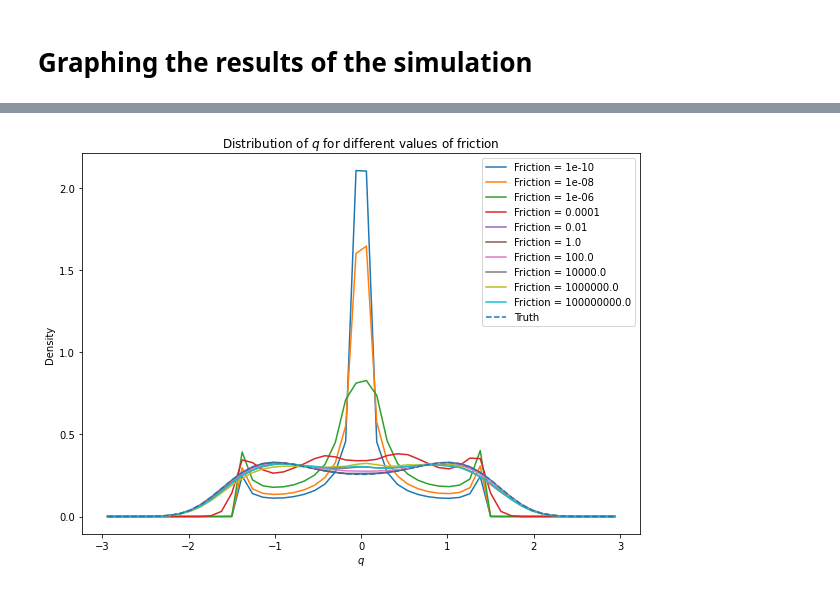
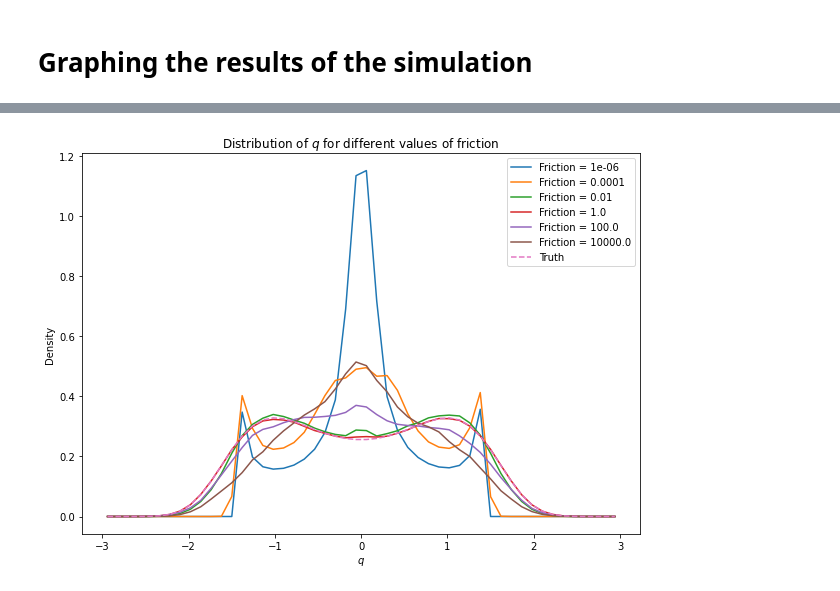
Before and after one commit to ktadgh/Langevin-Dynamics, a Jupyter notebook: OBABO.ipynb, the cells around one changed output, grey strips where cells are left out. Cells and saved outputs as stored; diff of their text form; code cells hidden in the pictures.

```diff
--- a/OBABO.ipynb
+++ b/OBABO.ipynb
@@ -66,8 +66,7 @@ array(float64, 2d, C)
 def run_simulation(Nsteps, h, gamma,q_init= np.array([]),p_init= np.array([])):
     beta = 1
     q_traj = [q_init]
-    p_traj = [p_init]
-    t_traj = [0]
+
 
     q = np.copy(q_init)
     p = np.copy(p_init)
@@ -78,21 +77,19 @@ def run_simulation(Nsteps, h, gamma,q_init= np.array([]),p_init= np.array([])):
         t = t + h
 
         q_traj += [q]
-        p_traj += [p]
-        t_traj += [t]
 
     #q_traj = np.array(q_traj)
     #p_traj = np.array(p_traj)
     #t_traj = np.array(t_traj)
 
-    return q_traj, p_traj, t_traj
+    return q_traj
 # %%
 @jit(nopython=True)
 def simulate_trajectories(n_steps, stepsize, q_init, p_init, gammas):
     trajectories = []
     for gamma in gammas:
-        q_traj, p_traj, t_traj = run_simulation( n_steps , stepsize, gamma,q_init, p_init)
-        trajectories.append((q_traj, p_traj, t_traj))
+        q_traj = run_simulation( n_steps , stepsize, gamma,q_init, p_init)
+        trajectories.append(q_traj)
     return gammas, trajectories
 # %%
 class Scheme:
@@ -109,7 +106,7 @@ class Scheme:
         gammas, trajectories = simulate_trajectories(n_steps, stepsize, q_init, p_init, gammas)
         fig = plt.figure(figsize=[10,7])
         for i in range(len(trajectories)):
-            q_traj, _,_ = trajectories[i]
+            q_traj= trajectories[i]
             histogram,bins = np.histogram(q_traj,bins=50,range=[-3,3], density=True)
             midx = (bins[0:-1]+bins[1:])/2
             plt.plot(midx,histogram,label=f'Friction = {gammas[i]}')
@@ -122,6 +119,28 @@ class Scheme:
         rho = rho / ( np.sum(rho) * (midx[1]-midx[0]) )
         plt.plot(midx,rho,'--',label='Truth')
         plt.legend()
+
+    def expectation_graph(self, function, n_steps, stepsize, sims,gammas, q_init = None, p_init = None):
+        if q_init == None:
+            q_init = np.zeros(sims)
+        if p_init == None:
+            p_init = np.zeros(sims)
+
+
+        fig = plt.figure(figsize=[10,7])
+        gammas, trajectories = simulate_trajectories(n_steps, stepsize, q_init, p_init, gammas)
+
+        for i in range(len(trajectories)):
+            q_traj = trajectories[i]
+            gamma = gammas[i]
+            expectation = np.mean(q_traj, axis = 1)
+            plt.plot(expectation, label = f"Gamma = {gamma}")
+        plt.xlabel('$Expectation$')
+        plt.ylabel('Number of Iterations')
+
+
+        plt.title("Expectation Graph")
+        plt.legend()
         #plt.show()
 # %%
 @jit(nopython=True)
@@ -132,10 +151,10 @@ def U(x):
 # %%
 OBABO = Scheme(obabo_step, force, U)
 # %%
-gammas = [float(10**(2*p)) for p in range(-5,5)]
+gammas = [float(10**(2*p)) for p in range(-3,3)]
 # %%
 # running 1000 simulations, each taking 100000 steps of size 0.01
-OBABO.friction_graph(100000, 0.01, 1000, gammas)
+OBABO.friction_graph(20000, 0.01, 1000, gammas)
 # %% [output]
 Encountered the use of a type that is scheduled for deprecation: type 'reflected list' found for argument 'gammas' of function 'simulate_trajectories'.
 
@@ -145,4 +164,4 @@ File "..\..\..\..\AppData\Local\Temp\ipykernel_592\3458510264.py", line 1:
 <source missing, REPL/exec in use?>
 
   warnings.warn(NumbaPendingDeprecationWarning(msg, loc=loc))
-[figure, old version]
+[figure, new version]
```
Also changed, not shown: parts of 4 cells of this notebook.
